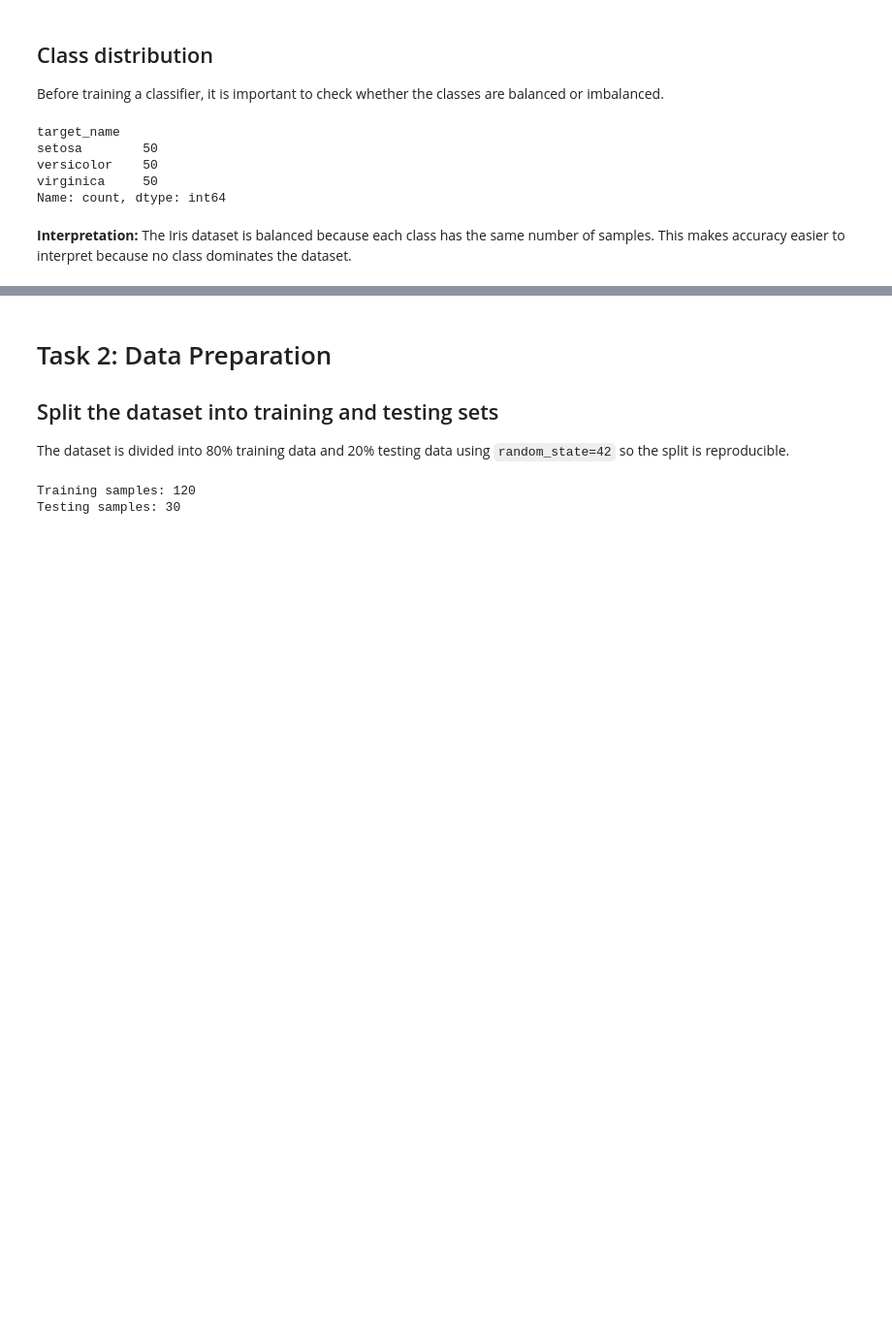
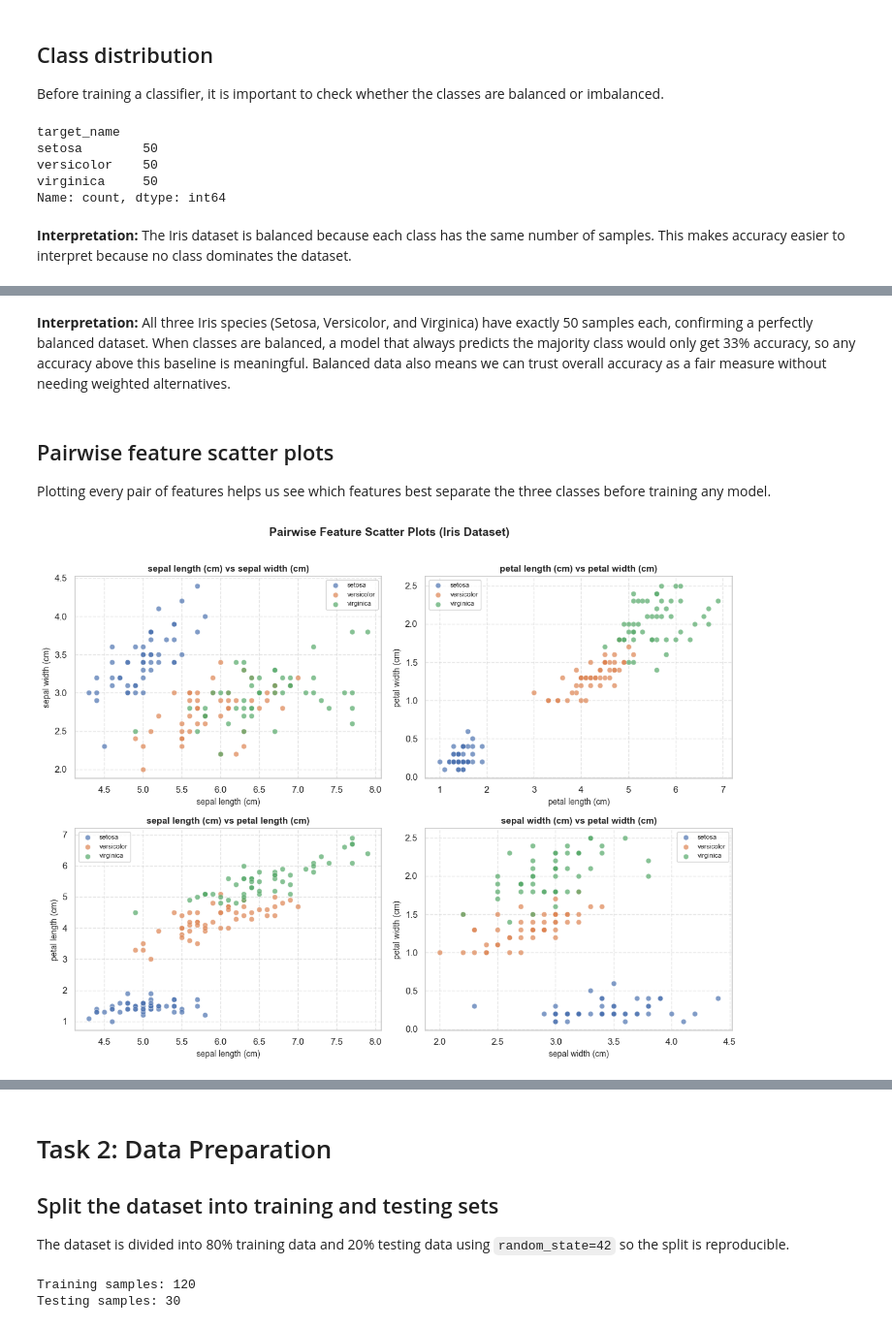
Before and after one commit to OCTehckie18/ML-Lab-2547237, a Jupyter notebook: Lab_activity/decision_trees.ipynb, the cells around one changed output, grey strips where cells are left out. Shown at 97% size. Drawn from its saved outputs; the diff is of its cells as text; code cells hidden in the pictures; blank space fills up the shorter version.

```diff
--- a/Lab_activity/decision_trees.ipynb
+++ b/Lab_activity/decision_trees.ipynb
@@ -114,0 +156,30 @@ Name: count, dtype: int64
+# %% [markdown]
+**Interpretation:** All three Iris species (Setosa, Versicolor, and Virginica) have exactly 50 samples each, confirming a perfectly balanced dataset. When classes are balanced, a model that always predicts the majority class would only get 33% accuracy, so any accuracy above this baseline is meaningful. Balanced data also means we can trust overall accuracy as a fair measure without needing weighted alternatives.
+# %% [markdown]
+## Pairwise feature scatter plots
+
+Plotting every pair of features helps us see which features best separate the three classes before training any model.
+# %%
+feature_pairs = [
+    ("sepal length (cm)", "sepal width (cm)"),
+    ("petal length (cm)", "petal width (cm)"),
+    ("sepal length (cm)", "petal length (cm)"),
+    ("sepal width (cm)",  "petal width (cm)"),
+]
+
+fig, axes = plt.subplots(2, 2, figsize=(12, 9))
+for ax, (fx, fy) in zip(axes.flatten(), feature_pairs):
+    for label, color in zip(iris.target_names, class_colors):
+        subset = iris_df[iris_df["target_name"] == label]
+        ax.scatter(subset[fx], subset[fy], label=label, color=color, alpha=0.7, s=40, edgecolors="white", linewidths=0.4)
+    ax.set_xlabel(fx, fontsize=10)
+    ax.set_ylabel(fy, fontsize=10)
+    ax.set_title(f"{fx} vs {fy}", fontsize=11, fontweight="bold")
+    ax.legend(fontsize=8)
+    ax.grid(linestyle="--", alpha=0.5)
+
+fig.suptitle("Pairwise Feature Scatter Plots (Iris Dataset)", fontsize=14, fontweight="bold", y=1.01)
+plt.tight_layout()
+plt.show()
+# %% [output]
+[figure, added]
```
Also changed, not shown: parts of 83 cells of this notebook.
